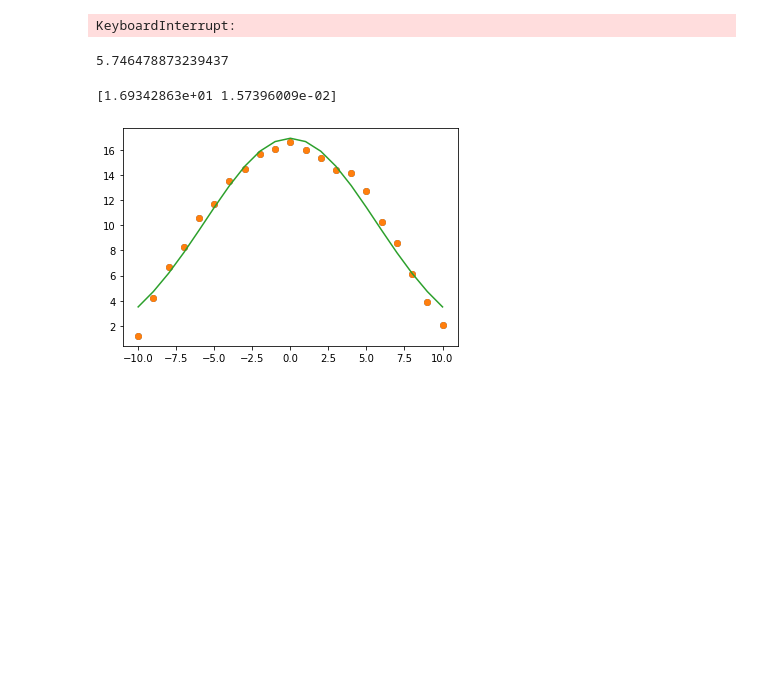
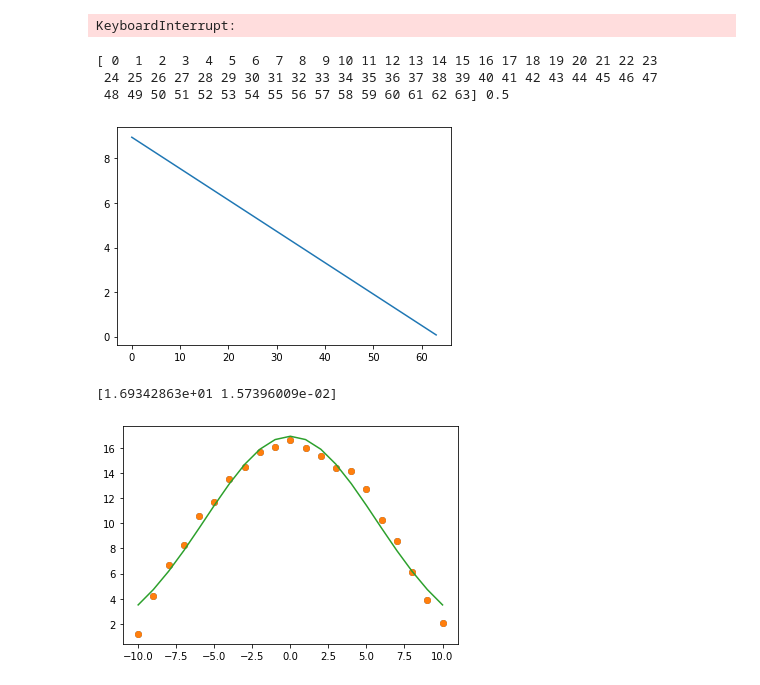
Before and after one commit to izelg/Masterthesis_Bolometer, a Jupyter notebook: test.ipynb, the cells around one changed output. Saved outputs shown, nothing was run; the diff lists cells and outputs as text; code cells hidden in the pictures; blank space fills up the shorter version.

```diff
--- a/test.ipynb
+++ b/test.ipynb
@@ -12,14 +12,22 @@ sp.solve(eqns,a,b,c,d)
 print((1/(a+d)+1/(c+b))**(-1))
 # %% [output]
 KeyboardInterrupt:
-# %%
-import numpy as np
-import matplotlib.pyplot as plt
-from scipy.optimize import curve_fit
-
-((17E-6*4000)/4.26)*360
-# %% [output]
-5.746478873239437
+# %%
+import numpy as np
+import matplotlib.pyplot as plt
+from scipy.optimize import curve_fit
+x=np.arange(0,63.55,dtype=int)
+def lin(x,a,b):
+    return a*x+b
+popt,pcov=curve_fit(lin,[60,63.55],[0.5,0])
+plt.plot(lin(x,*popt))
+#plt.plot(x,x*2,'ro')
+print(x,lin(60,*popt))
+# %% [output]
+[ 0  1  2  3  4  5  6  7  8  9 10 11 12 13 14 15 16 17 18 19 20 21 22 23
+ 24 25 26 27 28 29 30 31 32 33 34 35 36 37 38 39 40 41 42 43 44 45 46 47
+ 48 49 50 51 52 53 54 55 56 57 58 59 60 61 62 63] 0.5
+[figure, added]
 # %%
 import numpy as np
 import matplotlib.pyplot as plt
```
Also changed, not shown: 5 other files.
